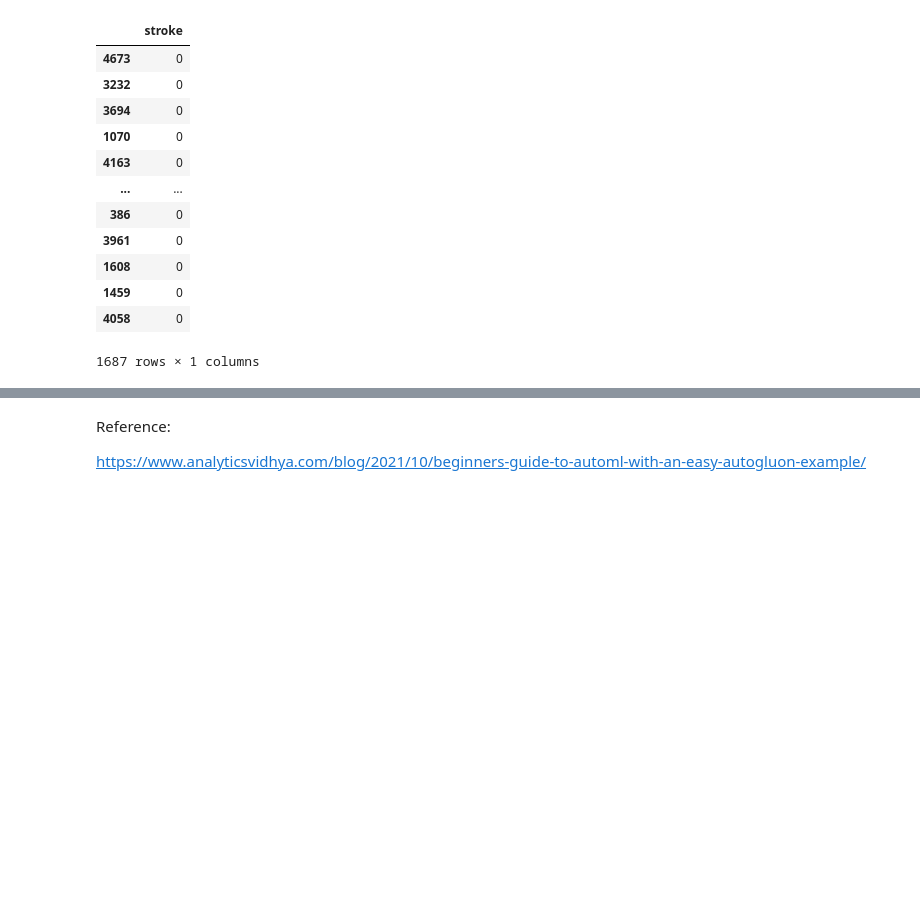
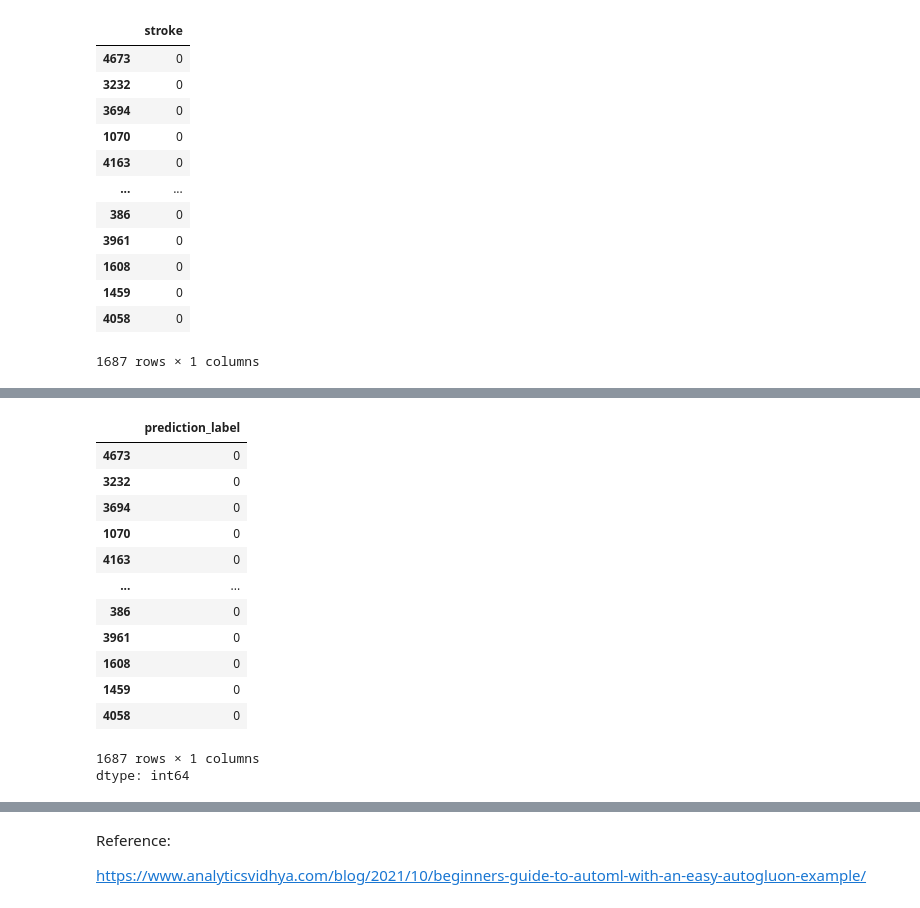
Before and after one commit to ogut77/DataScience, a Jupyter notebook: AutoGluon.ipynb, the cells around one changed output, grey strips where cells are left out. Drawn from its saved outputs; the diff is of its cells as text; code cells hidden in the pictures; blank space fills up the shorter version.

```diff
--- a/AutoGluon.ipynb
+++ b/AutoGluon.ipynb
@@ -285,0 +346,17 @@ Recall: 0.2111111111111111
+# %%
+tuned_predictions['prediction_label']
+# %% [output]
+|  | prediction_label |
+| 4673 | 0 |
+| 3232 | 0 |
+| 3694 | 0 |
+| 1070 | 0 |
+| 4163 | 0 |
+| ... | ... |
+| 386 | 0 |
+| 3961 | 0 |
+| 1608 | 0 |
+| 1459 | 0 |
+| 4058 | 0 |
+1687 rows × 1 columns
+dtype: int64
```
Also changed, not shown: parts of 15 cells of this notebook.
